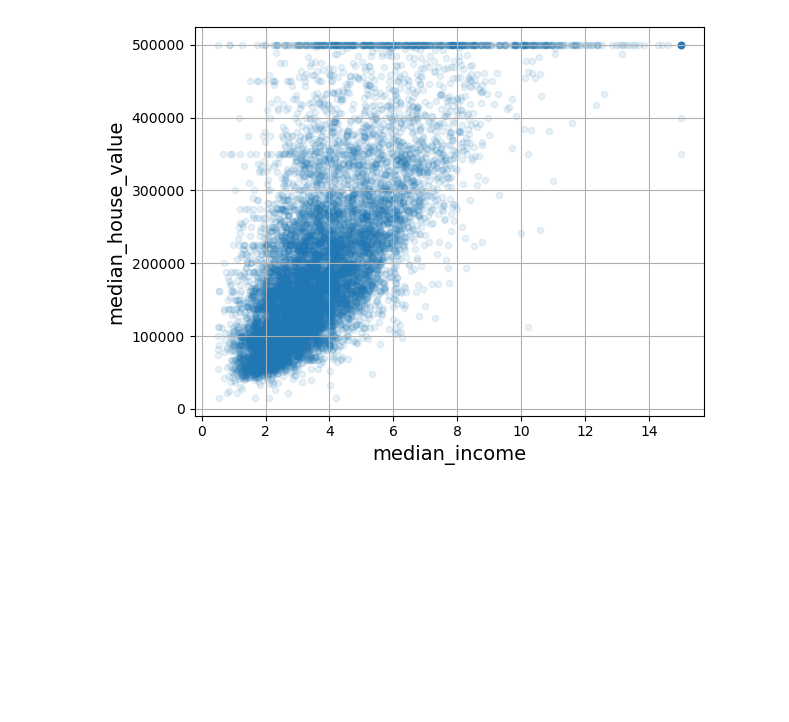
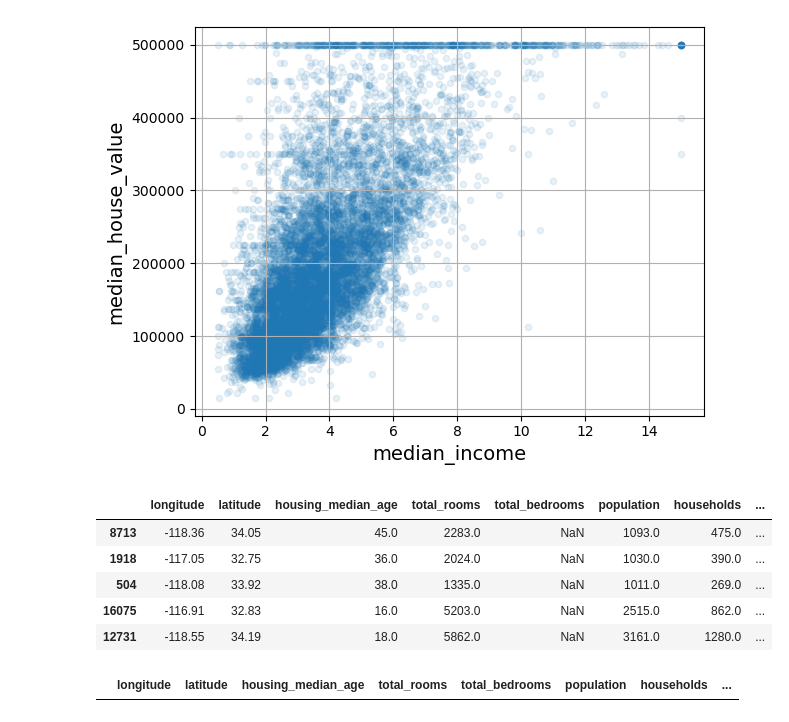
Before and after one commit to shekinahmanyi/ml_projects, a Jupyter notebook: project_1.ipynb, the cells around one changed output. Saved outputs shown, nothing was run; the diff lists cells and outputs as text; code cells hidden in the pictures; blank space fills up the shorter version.

Commit message:
Data Cleaning with SimpleImputer from sklearn.impute import SimpleImputer

```diff
--- a/project_1.ipynb
+++ b/project_1.ipynb
@@ -242,3 +242,25 @@ save_fig("income_vs_house_value_scatterplot")  # extra code
 plt.show()
 # %% [output]
 [figure]
+# %%
+housing = strat_train_set.drop("median_house_value", axis=1) #Let's revert to the original training set and separate the target (note that strat_train_set.drop() creates a copy of strat_train_set without the column, it doesn't actually modify strat_train_set itself, unless you pass inplace=True):
+housing_labels = strat_train_set["median_house_value"].copy()
+# %%
+null_rows_idx = housing.isnull().any(axis=1)
+housing.loc[null_rows_idx].head()
+# %% [output]
+|  | longitude | latitude | housing_median_age | total_rooms | total_bedrooms | population | households | ... |
+| 8713 | -118.36 | 34.05 | 45.0 | 2283.0 | NaN | 1093.0 | 475.0 | ... |
+| 1918 | -117.05 | 32.75 | 36.0 | 2024.0 | NaN | 1030.0 | 390.0 | ... |
+| 504 | -118.08 | 33.92 | 38.0 | 1335.0 | NaN | 1011.0 | 269.0 | ... |
+| 16075 | -116.91 | 32.83 | 16.0 | 5203.0 | NaN | 2515.0 | 862.0 | ... |
+| 12731 | -118.55 | 34.19 | 18.0 | 5862.0 | NaN | 3161.0 | 1280.0 | ... |
+# %%
+#Data Cleaning with option 1, option 2, and option 3
+housing_option1 = housing.copy()
+
+housing_option1.dropna(subset=["total_bedrooms"], inplace=True)  # option 1
+
+housing_option1.loc[null_rows_idx].head()
+# %% [output]
+|  | longitude | latitude | housing_median_age | total_rooms | total_bedrooms | population | households | ... |
```
Also changed, not shown: parts of 17 cells of this notebook.
